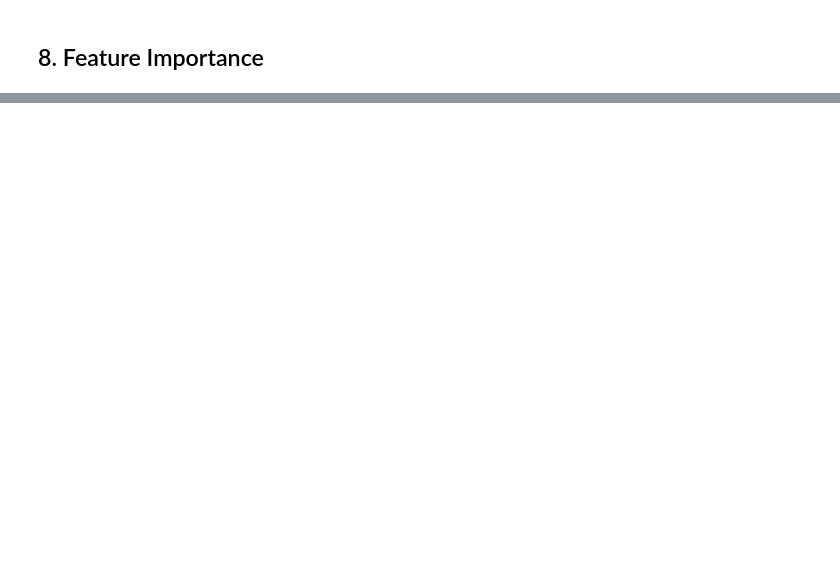
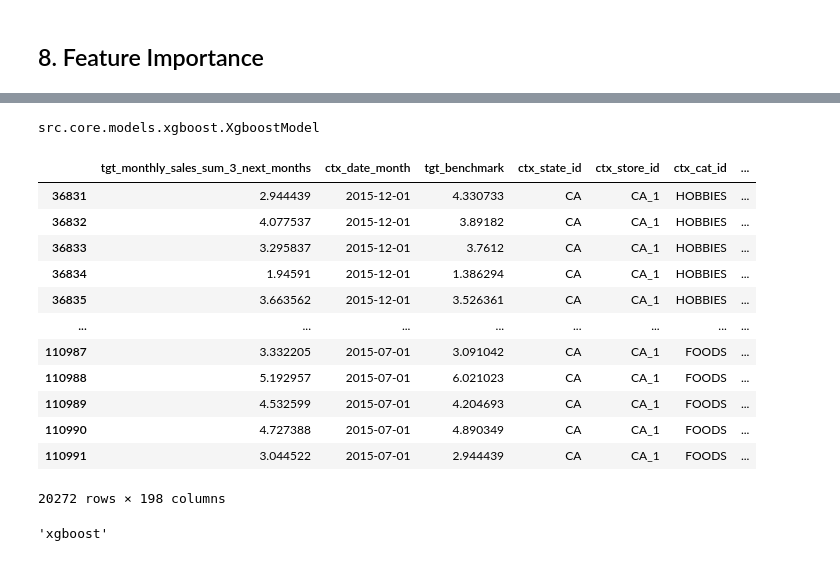
Before and after one commit to AnaPrec07/porygon-demand-forecasting, a Jupyter notebook: src/notebooks/model_training/xgboost/single_model_training.ipynb, the cells around one changed output, grey strips where cells are left out. Cells and saved outputs as stored; diff of their text form; code cells hidden in the pictures; blank space fills up the shorter version.

```diff
--- a/src/notebooks/model_training/xgboost/single_model_training.ipynb
+++ b/src/notebooks/model_training/xgboost/single_model_training.ipynb
@@ -140,0 +143,10 @@ display(Image(trained_model._plot_importance_path))
+# %%
+from src.core.models.xgboost import XgboostModel
+
+def load(cls, model_path):
+    with open(model_path, "rb") as f:
+        return pickle.load(f)
+
+model = XgboostModel().load_model(
+    '/Users/anapreciado/Desktop/porygon-demand-forecasting/src/artifacts/models/xgboost/20260126_135619/model_0.pickle'
+)
@@ -140,0 +175,24 @@ display(Image(trained_model._plot_importance_path))
+# %%
+type(model)
+# %% [output]
+src.core.models.xgboost.XgboostModel
+# %%
+model.validation_df
+# %% [output]
+|  | tgt_monthly_sales_sum_3_next_months | ctx_date_month | tgt_benchmark | ctx_state_id | ctx_store_id | ctx_cat_id | ... |
+| 36831 | 2.944439 | 2015-12-01 | 4.330733 | CA | CA_1 | HOBBIES | ... |
+| 36832 | 4.077537 | 2015-12-01 | 3.89182 | CA | CA_1 | HOBBIES | ... |
+| 36833 | 3.295837 | 2015-12-01 | 3.7612 | CA | CA_1 | HOBBIES | ... |
+| 36834 | 1.94591 | 2015-12-01 | 1.386294 | CA | CA_1 | HOBBIES | ... |
+| 36835 | 3.663562 | 2015-12-01 | 3.526361 | CA | CA_1 | HOBBIES | ... |
+| ... | ... | ... | ... | ... | ... | ... | ... |
+| 110987 | 3.332205 | 2015-07-01 | 3.091042 | CA | CA_1 | FOODS | ... |
+| 110988 | 5.192957 | 2015-07-01 | 6.021023 | CA | CA_1 | FOODS | ... |
+| 110989 | 4.532599 | 2015-07-01 | 4.204693 | CA | CA_1 | FOODS | ... |
+| 110990 | 4.727388 | 2015-07-01 | 4.890349 | CA | CA_1 | FOODS | ... |
+| 110991 | 3.044522 | 2015-07-01 | 2.944439 | CA | CA_1 | FOODS | ... |
+20272 rows × 198 columns
+# %%
+model.model_name
+# %% [output]
+'xgboost'
```
Also changed, not shown: parts of 9 cells of this notebook, 5 other files.
